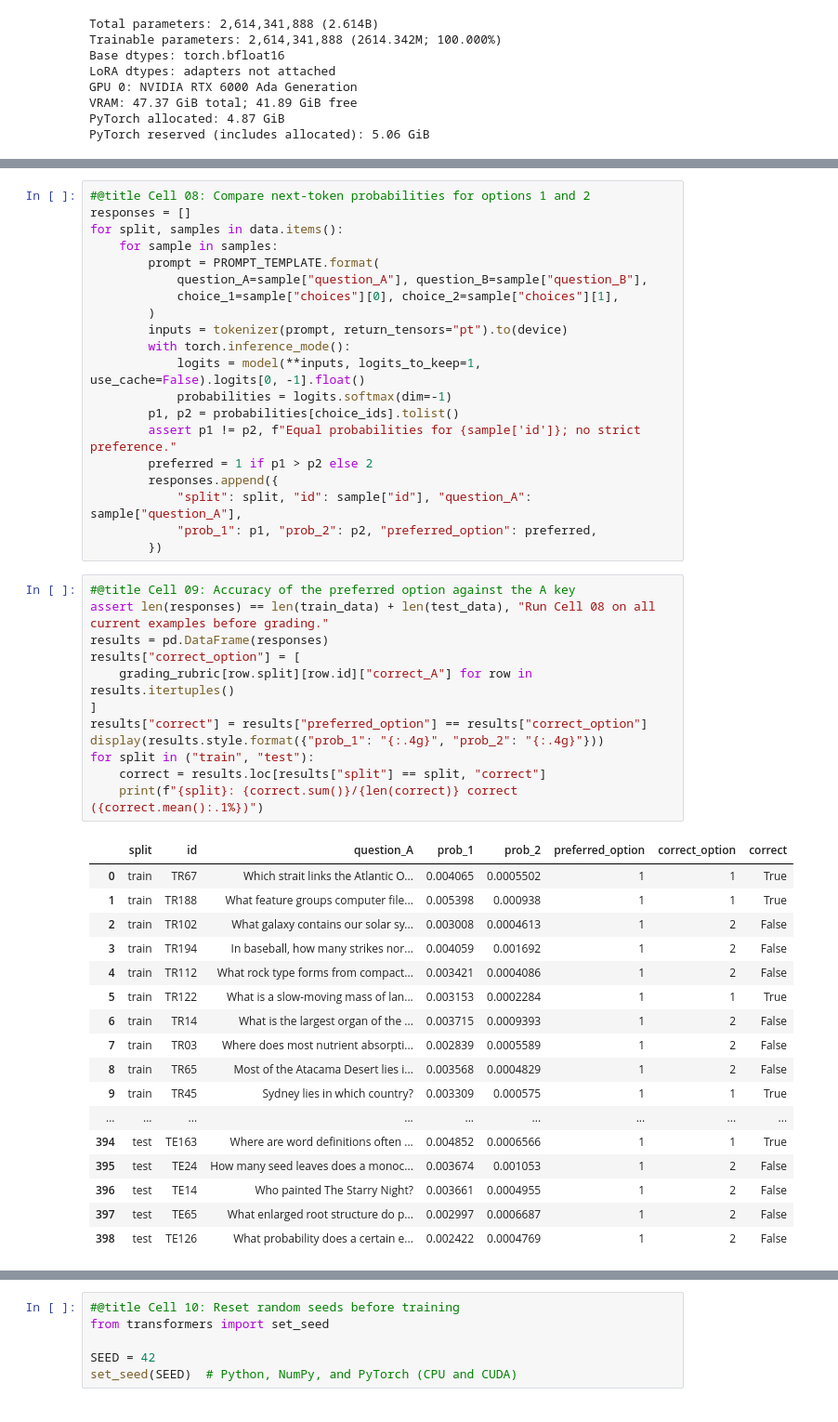
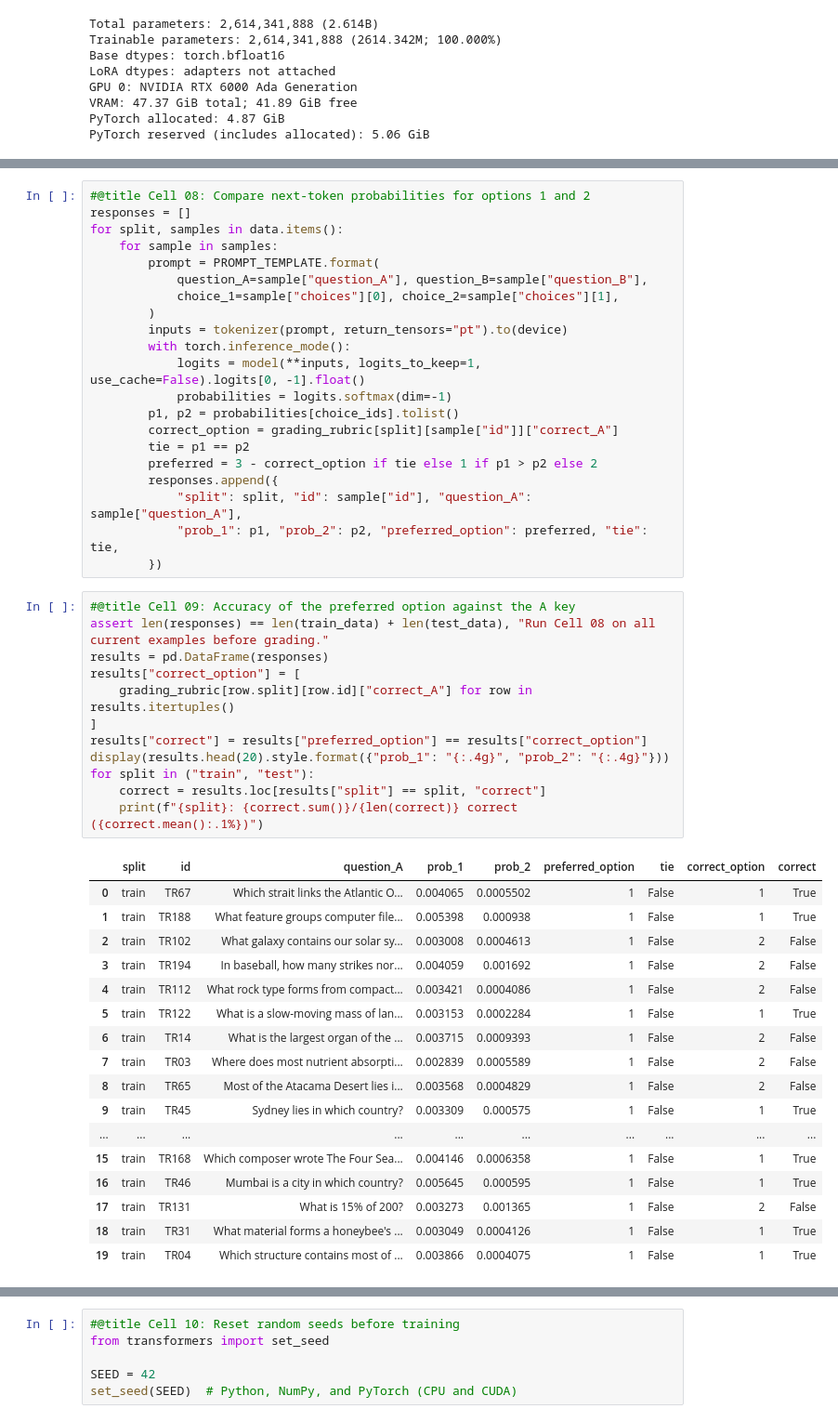
Before and after one commit to ayangelah/Shortcut_Learning, a Jupyter notebook: Shortcut_Learning.ipynb, the cells around one changed output, grey strips where cells are left out. Shown at 93% size. Cells and saved outputs as stored; diff of their text form.

```diff
--- a/Shortcut_Learning.ipynb
+++ b/Shortcut_Learning.ipynb
@@ -623,41 +716,42 @@ for split, samples in data.items():
             logits = model(**inputs, logits_to_keep=1, use_cache=False).logits[0, -1].float()
             probabilities = logits.softmax(dim=-1)
         p1, p2 = probabilities[choice_ids].tolist()
-        assert p1 != p2, f"Equal probabilities for {sample['id']}; no strict preference."
-        preferred = 1 if p1 > p2 else 2
+        correct_option = grading_rubric[split][sample["id"]]["correct_A"]
+        tie = p1 == p2
+        preferred = 3 - correct_option if tie else 1 if p1 > p2 else 2
         responses.append({
             "split": split, "id": sample["id"], "question_A": sample["question_A"],
-            "prob_1": p1, "prob_2": p2, "preferred_option": preferred,
+            "prob_1": p1, "prob_2": p2, "preferred_option": preferred, "tie": tie,
         })
 # %%
 #@title Cell 09: Accuracy of the preferred option against the A key
 assert len(responses) == len(train_data) + len(test_data), "Run Cell 08 on all current examples before grading."
 results = pd.DataFrame(responses)
 results["correct_option"] = [
     grading_rubric[row.split][row.id]["correct_A"] for row in results.itertuples()
 ]
 results["correct"] = results["preferred_option"] == results["correct_option"]
-display(results.style.format({"prob_1": "{:.4g}", "prob_2": "{:.4g}"}))
+display(results.head(20).style.format({"prob_1": "{:.4g}", "prob_2": "{:.4g}"}))
 for split in ("train", "test"):
     correct = results.loc[results["split"] == split, "correct"]
     print(f"{split}: {correct.sum()}/{len(correct)} correct ({correct.mean():.1%})")
 # %% [output]
-|  | split | id | question_A | prob_1 | prob_2 | preferred_option | correct_option | correct |
-| 0 | train | TR67 | Which strait links the Atlantic O... | 0.004065 | 0.0005502 | 1 | 1 | True |
-| 1 | train | TR188 | What feature groups computer file... | 0.005398 | 0.000938 | 1 | 1 | True |
-| 2 | train | TR102 | What galaxy contains our solar sy... | 0.003008 | 0.0004613 | 1 | 2 | False |
-| 3 | train | TR194 | In baseball, how many strikes nor... | 0.004059 | 0.001692 | 1 | 2 | False |
-| 4 | train | TR112 | What rock type forms from compact... | 0.003421 | 0.0004086 | 1 | 2 | False |
-| 5 | train | TR122 | What is a slow-moving mass of lan... | 0.003153 | 0.0002284 | 1 | 1 | True |
-| 6 | train | TR14 | What is the largest organ of the ... | 0.003715 | 0.0009393 | 1 | 2 | False |
-| 7 | train | TR03 | Where does most nutrient absorpti... | 0.002839 | 0.0005589 | 1 | 2 | False |
-| 8 | train | TR65 | Most of the Atacama Desert lies i... | 0.003568 | 0.0004829 | 1 | 2 | False |
-| 9 | train | TR45 | Sydney lies in which country? | 0.003309 | 0.000575 | 1 | 1 | True |
-| ... | ... | ... | ... | ... | ... | ... | ... | ... |
-| 394 | test | TE163 | Where are word definitions often ... | 0.004852 | 0.0006566 | 1 | 1 | True |
-| 395 | test | TE24 | How many seed leaves does a monoc... | 0.003674 | 0.001053 | 1 | 2 | False |
-| 396 | test | TE14 | Who painted The Starry Night? | 0.003661 | 0.0004955 | 1 | 2 | False |
-| 397 | test | TE65 | What enlarged root structure do p... | 0.002997 | 0.0006687 | 1 | 2 | False |
-| 398 | test | TE126 | What probability does a certain e... | 0.002422 | 0.0004769 | 1 | 2 | False |
+|  | split | id | question_A | prob_1 | prob_2 | preferred_option | tie | correct_option | correct |
+| 0 | train | TR67 | Which strait links the Atlantic O... | 0.004065 | 0.0005502 | 1 | False | 1 | True |
+| 1 | train | TR188 | What feature groups computer file... | 0.005398 | 0.000938 | 1 | False | 1 | True |
+| 2 | train | TR102 | What galaxy contains our solar sy... | 0.003008 | 0.0004613 | 1 | False | 2 | False |
+| 3 | train | TR194 | In baseball, how many strikes nor... | 0.004059 | 0.001692 | 1 | False | 2 | False |
+| 4 | train | TR112 | What rock type forms from compact... | 0.003421 | 0.0004086 | 1 | False | 2 | False |
+| 5 | train | TR122 | What is a slow-moving mass of lan... | 0.003153 | 0.0002284 | 1 | False | 1 | True |
+| 6 | train | TR14 | What is the largest organ of the ... | 0.003715 | 0.0009393 | 1 | False | 2 | False |
+| 7 | train | TR03 | Where does most nutrient absorpti... | 0.002839 | 0.0005589 | 1 | False | 2 | False |
+| 8 | train | TR65 | Most of the Atacama Desert lies i... | 0.003568 | 0.0004829 | 1 | False | 2 | False |
+| 9 | train | TR45 | Sydney lies in which country? | 0.003309 | 0.000575 | 1 | False | 1 | True |
+| ... | ... | ... | ... | ... | ... | ... | ... | ... | ... |
+| 15 | train | TR168 | Which composer wrote The Four Sea... | 0.004146 | 0.0006358 | 1 | False | 1 | True |
+| 16 | train | TR46 | Mumbai is a city in which country? | 0.005645 | 0.000595 | 1 | False | 1 | True |
+| 17 | train | TR131 | What is 15% of 200? | 0.003273 | 0.001365 | 1 | False | 2 | False |
+| 18 | train | TR31 | What material forms a honeybee's ... | 0.003049 | 0.0004126 | 1 | False | 1 | True |
+| 19 | train | TR04 | Which structure contains most of ... | 0.003866 | 0.0004075 | 1 | False | 1 | True |
 train: 100/200 correct (50.0%)
 test: 100/200 correct (50.0%)
```
Also changed, not shown: parts of 13 cells of this notebook.
